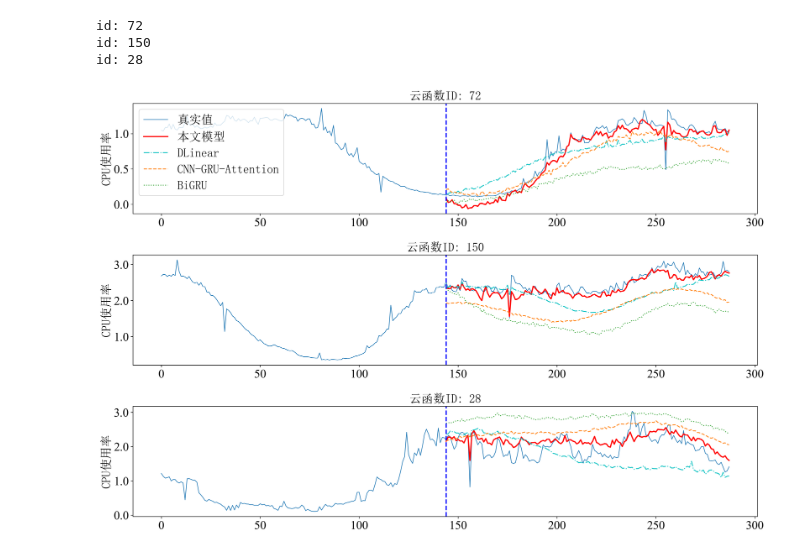
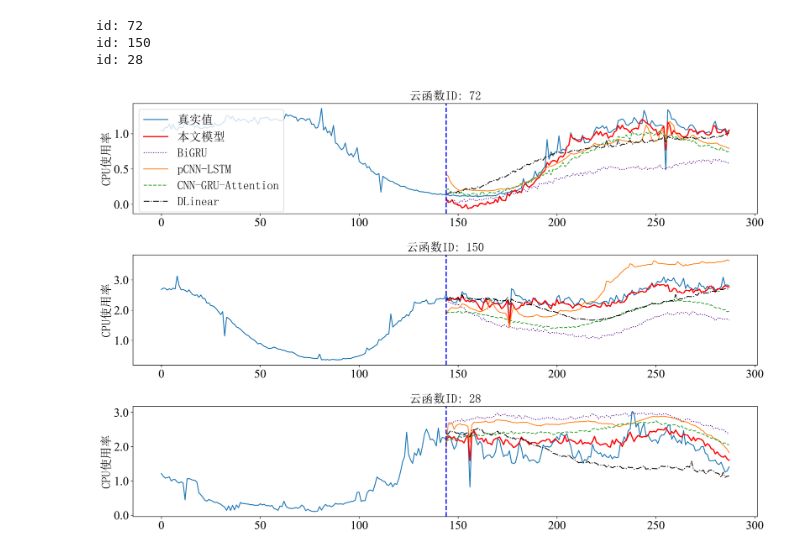
Before and after one commit to conghuhu/container_ts_prediction, a Jupyter notebook: predict_show.ipynb, the cells around one changed output. Cells and saved outputs as stored; diff of their text form; code cells hidden in the pictures.

```diff
--- a/predict_show.ipynb
+++ b/predict_show.ipynb
@@ -49,41 +49,46 @@ for func_id in tqdm(target):
         './predict_results/huawei/cnn_lstm_att/{}_pred.npy'.format(func_id))
     bi_gru_pred = np.load(
         './predict_results/huawei/lstm/{}_pred.npy'.format(func_id))
+    pcnn_lstm_pred = np.load(
+        './predict_results/huawei/pcnn_lstm/{}_pred.npy'.format(func_id))
 
     # 绘图
     ax = plt.subplot(4, 1, idx)
-    ax.plot(range(len(dsformer_true)), dsformer_true, linewidth=1,
+    ax.plot(range(len(dsformer_true)), dsformer_true, linewidth=1.5,
             label='真实值')
-    ax.plot(range(len(dsformer_true) - pred_len, len(dsformer_true)), dsformer_pred, linewidth=2,c='r',
+    ax.plot(range(len(dsformer_true) - pred_len, len(dsformer_true)), dsformer_pred, linewidth=2, c='r',
             label='本文模型')
-    ax.plot(range(len(dsformer_true) - pred_len, len(dsformer_true)), dLinear_pred, alpha=0.9,c='c',ls = '-.',
+    ax.plot(range(len(dsformer_true) - pred_len, len(dsformer_true)), bi_gru_pred, alpha=0.9, ls=':', c='indigo',
+            label='BiGRU')
+    ax.plot(range(len(dsformer_true) - pred_len, len(dsformer_true)), pcnn_lstm_pred, alpha=0.9,
+            label='pCNN-LSTM')
+    ax.plot(range(len(dsformer_true) - pred_len, len(dsformer_true)), cnn_gru_att_pred, alpha=0.9, ls='--',
+            label='CNN-GRU-Attention')
+    ax.plot(range(len(dsformer_true) - pred_len, len(dsformer_true)), dLinear_pred, alpha=0.9, c='k', ls='-.',
             label='DLinear')
-    ax.plot(range(len(dsformer_true) - pred_len, len(dsformer_true)), cnn_gru_att_pred, alpha=0.9,ls = '--',
-            label='CNN-GRU-Attention')
-    ax.plot(range(len(dsformer_true) - pred_len, len(dsformer_true)), bi_gru_pred, alpha=0.9,ls = ':',
-            label='BiGRU')
+
     ax.yaxis.set_major_formatter(FormatStrFormatter('%.1f'))
     # 添加图例
     if idx == 1:
         ax.legend(prop=chinese_font, loc='upper left')
 
     # plt.xlabel('Time Point')
     ax.set_ylabel('CPU使用率', chinese_font)
     # 在特定索引位置画一条直线
     ax.axvline(len(dsformer_true) - pred_len, color='blue', linestyle='--', linewidth=2)
     ax.set_title('云函数ID: {}'.format(func_id), chinese_font)
 
     idx += 1
 
 plt.tight_layout()
 plt.savefig('./predict_results/huawei/' + '{}_forcast_paper.svg'.format('cpu'), format='svg', dpi=1000,
             bbox_inches='tight')
 plt.show()
 
 
 # 读取.npy文件
 # %% [output]
 id: 72
 id: 150
 id: 28
-[figure, old version]
+[figure, new version]
```
Also changed, not shown: parts of 1 cell of this notebook, 4 other files.
